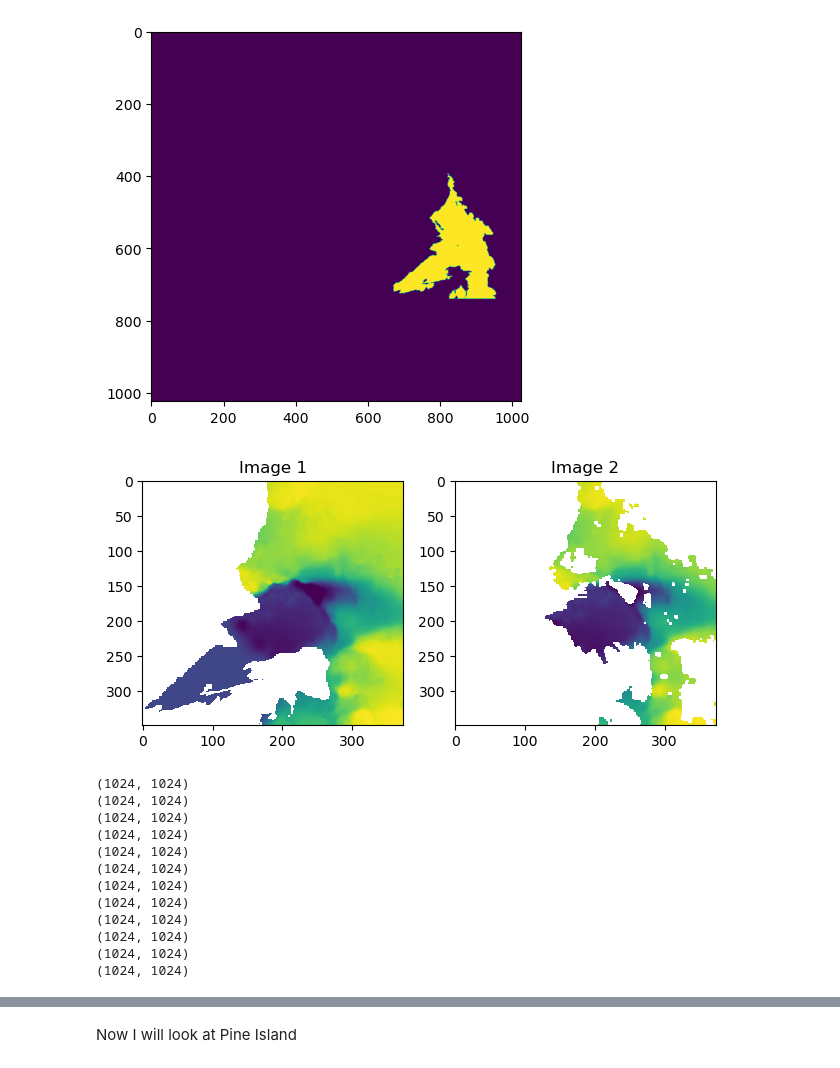
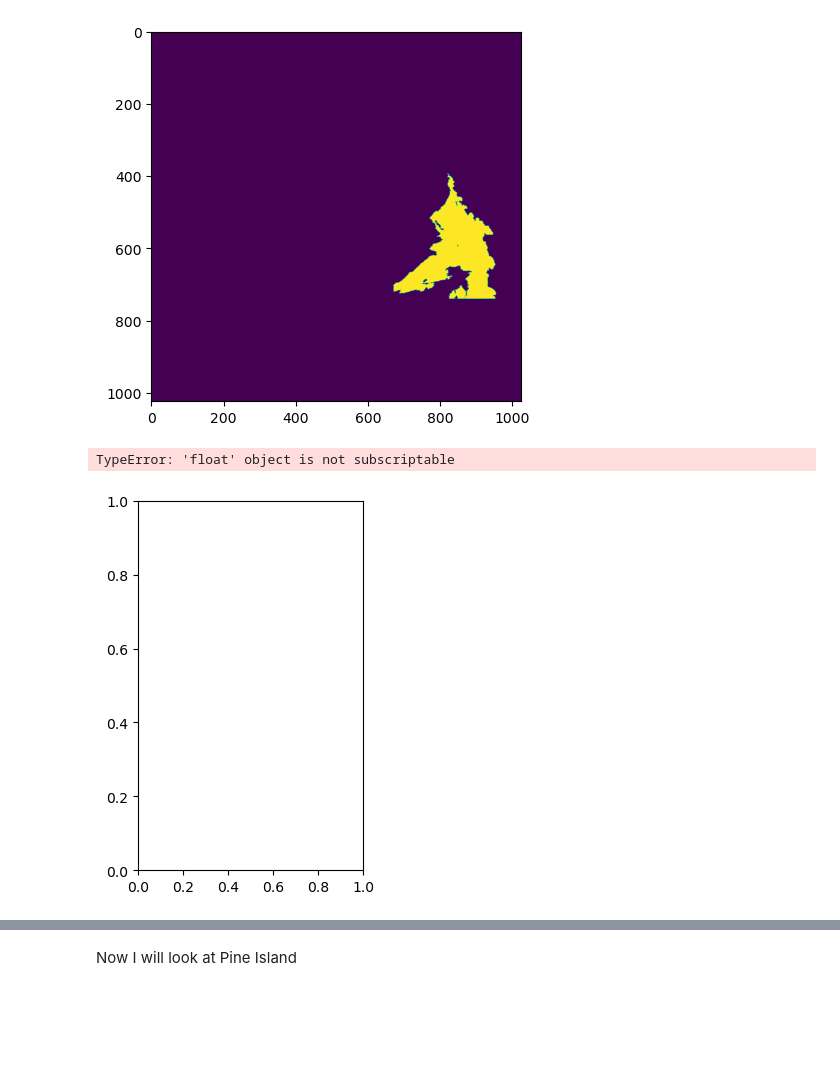
Before and after one commit to Moncada-Francesco-97/Calving-U-Net, a Jupyter notebook: cnn_dataset_preparation/velocity.ipynb, the cells around one changed output, grey strips where cells are left out. Saved outputs shown, nothing was run; the diff lists cells and outputs as text; code cells hidden in the pictures; blank space fills up the shorter version.

```diff
--- a/cnn_dataset_preparation/velocity.ipynb
+++ b/cnn_dataset_preparation/velocity.ipynb
@@ -323,7 +1236,7 @@ for id in df.index:
     for year in common_years:
 
         no_sea = ~sea_mask.loc[id, year]
-        count_nan = np.sum(np.isnan(ratios.loc[id, year][no_sea]))
+        count_nan = np.sum(np.isnan(ratios_x.loc[id, year][no_sea]))
         print('Region: ', id, 'Year: ', year, 'Count nan: ', count_nan)
 # %% [output]
 Region:  1 Year:  2005 Count nan:  291362
@@ -685,16 +1680,18 @@ for id in df.index:
 # %%
 #inteprolate interpo_th
 
-interpo_th
-interpo_th = np.array(interpo_th)
-interpo_th = interpolation_excluding_extreames(interpo_th)
+interpo_th_x = np.array(interpo_th_x)
+interpo_th_x = interpolation_excluding_extreames(interpo_th_x)
 
-plt.plot(interpo_th)
+interpo_th_y = np.array(interpo_th_y)
+interpo_th_y = interpolation_excluding_extreames(interpo_th_y)
+
+plt.plot(interpo_th_x)
 # %% [output]
 [<matplotlib.lines.Line2D at 0x...>]
 [figure]
 # %%
-#Interpolation for
+#Interpolation for x
 v_x_final = pd.DataFrame(index = df.index, columns = common_years)
 
 for id in df.index:
@@ -702,7 +1699,7 @@ for id in df.index:
 
         print(year)
 
-        prova = velocity_multi_and_single_2.loc[id, year]
+        prova = velocity_multi_and_single_x_2.loc[id, year]
         prova[green_and_multi.loc[id, year]] = np.nan
         prova[thwaites_boarders.loc[id,year]] = thwaites_boarders_average_x.loc[id, year]
         #prova[pine_island_boarder.loc[id,year]] = pine_island_boarders_average_x.loc[id, year]
@@ -749,9 +1778,10 @@ plt.imshow(mask_th.loc[1,2008], cmap='viridis')
 <matplotlib.image.AxesImage at 0x...>
 [figure]
 # %%
-#Specifical for Thwaites 2011 and 2012
+#Specifical for Thwaites 2011,  2012 and 2013
 
 v_x_final_2 = pd.DataFrame(index = df.index, columns = common_years)
+v_y_final_2 = pd.DataFrame(index = df.index, columns = common_years)
 
 i = 0
 for year in [2011,2012,2013]:
@@ -760,7 +1790,7 @@ for year in [2011,2012,2013]:
     prova[green_and_multi.loc[id, year]] = np.nan
     prova[mask_th.loc[id, year]] = np.nan
     prova[mask_th.loc[id, year]] = velocity_x_tif_smoothed.loc[id, year][mask_th.loc[id, year]]
-    prova[thwaites_boarders.loc[id,year]] = interpo_th[i]
+    prova[thwaites_boarders.loc[id,year]] = interpo_th_x[i]
 
     mask_nan = np.isnan(prova)
     prova = inpaint.inpaint_biharmonic(prova, mask_nan)
@@ -768,52 +1798,58 @@ for year in [2011,2012,2013]:
 
     v_x_final_2.loc[1, year] = prova
 
+    #Same for y
+
+    prova = v_y_final.loc[1, year]
+    prova[green_and_multi.loc[id, year]] = np.nan
+    prova[mask_th.loc[id, year]] = np.nan
+    prova[mask_th.loc[id, year]] = velocity_y_tif_smoothed.loc[id, year][mask_th.loc[id, year]]
+    prova[thwaites_boarders.loc[id,year]] = interpo_th_y[i]
+
+    mask_nan = np.isnan(prova)
+    prova = inpaint.inpaint_biharmonic(prova, mask_nan)
+    prova[sea_mask.loc[id, year]] = np.nan
+
+    v_y_final_2.loc[1, year] = prova
+
     i = i + 1
 # %%
 
-year = 2011
+#[150:400, 610:900]
+#[400:750, 650:1500]
+
+year = 2014
 plt.subplot(1, 2, 1)
 # Plot the first image
-plt.imshow(v_x_final_2.loc[1, year][400:750, 650:1500], cmap='viridis')
+plt.imshow(v_y_final_2.loc[1, year][150:400, 610:900], cmap='viridis')
 plt.title('Image 1')
 #cbar = plt.colorbar()
 
 # Create the second subplot
 plt.subplot(1, 2, 2)
 # Plot the second image
-plt.imshow(velocity_x_tif_smoothed.loc[1, year][400:750, 650:1500], cmap='viridis',)
+plt.imshow(v_x_final_2.loc[1, year][150:400, 610:900], cmap='viridis',)
 #plt.imshow(thwaites_boarders.loc[1, year][400:750, 650:1500], cmap='viridis',alpha = 0.3)
 plt.title('Image 2')
 
 # Adjust layout to prevent clipping of titles and labels
 plt.tight_layout()
 
 # Show the plot
 plt.show()
 # %% [output]
+TypeError: 'float' object is not subscriptable
-[figure, old version]
+[figure, new version]
 # %%
 v_x_final_3 = pd.DataFrame(index = df.index, columns = common_years)
+v_y_final_3 = pd.DataFrame(index = df.index, columns = common_years)
 
 for id in df.index:
     for year in common_years:
 
         v_x_final_3.loc[id, year] = v_x_final.loc[id, year]
+        v_y_final_3.loc[id, year] = v_y_final.loc[id, year]
 
-        print(np.shape(v_x_final_3.loc[id, year]))
-
-        if year == 2011 or year == 2012:
+        if year == 2011 or year == 2012 or year == 2013:
             v_x_final_3.loc[id, year] = v_x_final_2.loc[id, year]
+            v_y_final_3.loc[id, year] = v_y_final_2.loc[id, year]
-# %% [output]
-(1024, 1024)
-(1024, 1024)
-(1024, 1024)
-(1024, 1024)
-(1024, 1024)
-(1024, 1024)
-(1024, 1024)
-(1024, 1024)
-(1024, 1024)
-(1024, 1024)
-(1024, 1024)
-(1024, 1024)
```
Also changed, not shown: parts of 137 cells of this notebook, 6 other files.
